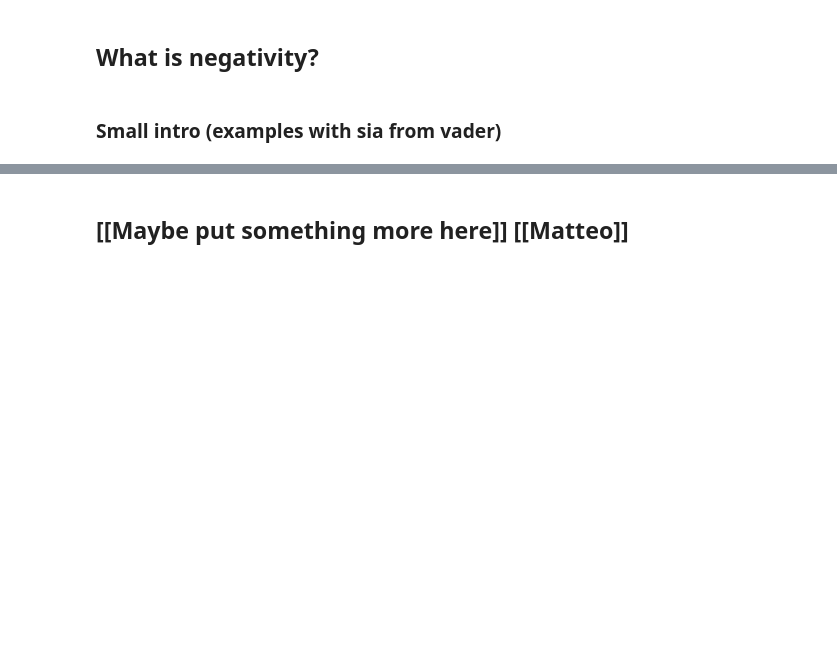
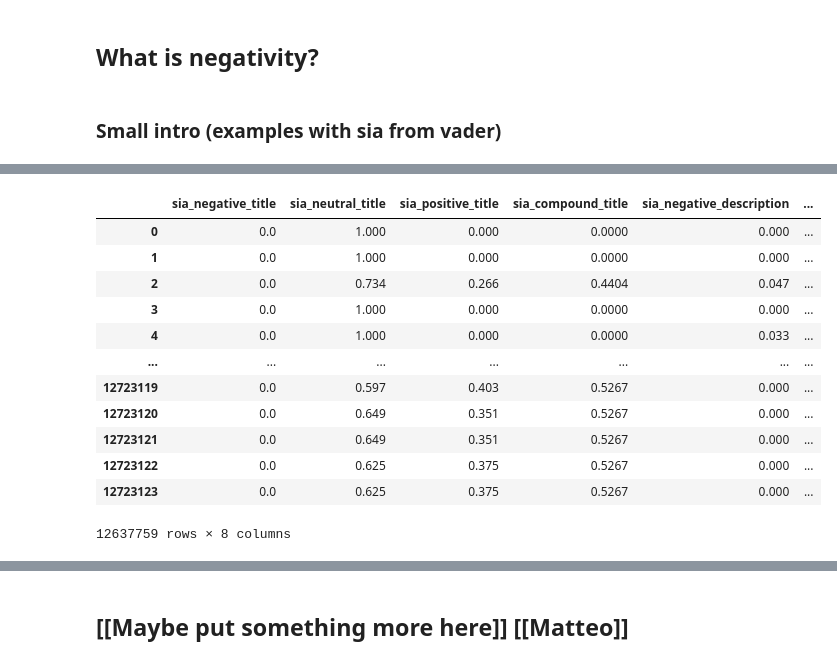
Before and after one commit to epfl-ada/ada-2022-project-adagang, a Jupyter notebook: main.ipynb, the cells around one changed output, grey strips where cells are left out. Saved outputs shown, nothing was run; the diff lists cells and outputs as text; code cells hidden in the pictures; blank space fills up the shorter version.

```diff
--- a/main.ipynb
+++ b/main.ipynb
@@ -24,0 +128,2 @@ videos = pd.read_parquet(filepath, engine='fastparquet')
+# %%
+new_videos = videos.drop(videos_success.index)
@@ -24,0 +910,24 @@ videos = pd.read_parquet(filepath, engine='fastparquet')
+# %%
+new_videos = new_videos.drop(columns = ['categories', 'channel_id', 'crawl_date', 'dislike_count', 'display_id',
+       'duration', 'like_count', 'upload_date', 'view_count',
+       'count_words_title', 'count_negative_words_title',
+       'count_words_description', 'count_negative_words_description', 'count_negative_emojis_title',
+       'count_upper_words_title', 'count_excl_marks_title',
+       'count_upper_words_description', 'count_excl_marks_description',
+       'count_negative_emojis_description'])
+# %%
+new_videos
+# %% [output]
+|  | sia_negative_title | sia_neutral_title | sia_positive_title | sia_compound_title | sia_negative_description | ... |
+| 0 | 0.0 | 1.000 | 0.000 | 0.0000 | 0.000 | ... |
+| 1 | 0.0 | 1.000 | 0.000 | 0.0000 | 0.000 | ... |
+| 2 | 0.0 | 0.734 | 0.266 | 0.4404 | 0.047 | ... |
+| 3 | 0.0 | 1.000 | 0.000 | 0.0000 | 0.000 | ... |
+| 4 | 0.0 | 1.000 | 0.000 | 0.0000 | 0.033 | ... |
+| ... | ... | ... | ... | ... | ... | ... |
+| 12723119 | 0.0 | 0.597 | 0.403 | 0.5267 | 0.000 | ... |
+| 12723120 | 0.0 | 0.649 | 0.351 | 0.5267 | 0.000 | ... |
+| 12723121 | 0.0 | 0.649 | 0.351 | 0.5267 | 0.000 | ... |
+| 12723122 | 0.0 | 0.625 | 0.375 | 0.5267 | 0.000 | ... |
+| 12723123 | 0.0 | 0.625 | 0.375 | 0.5267 | 0.000 | ... |
+12637759 rows × 8 columns
```
Also changed, not shown: parts of 91 cells of this notebook.
